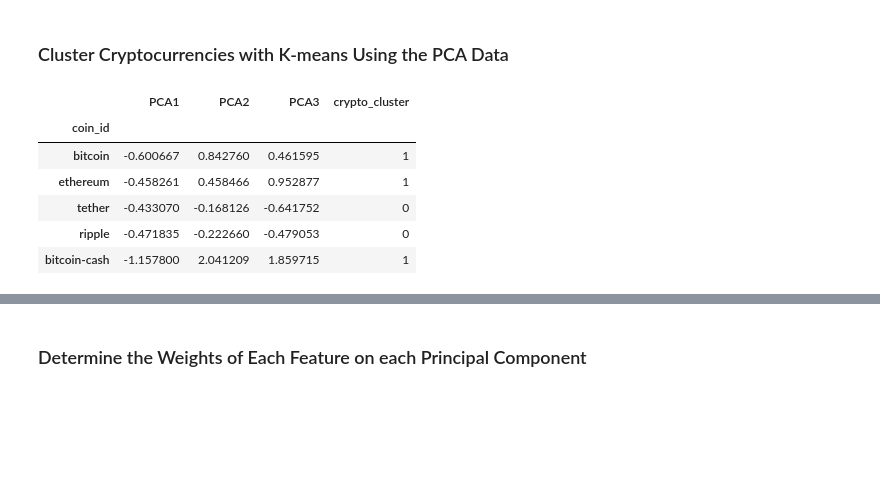
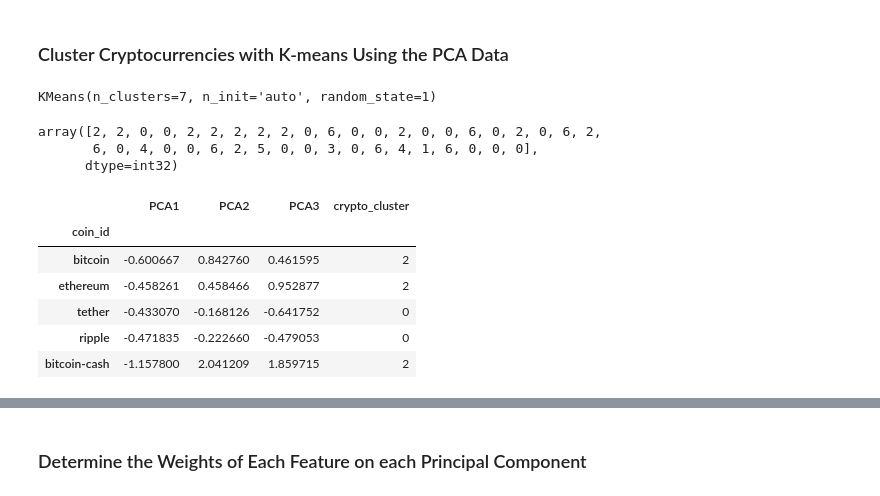
Before and after one commit to srhill12/CryptoClustering, a Jupyter notebook: Crypto_Clustering_starter_code.ipynb, the cells around one changed output, grey strips where cells are left out. Cells and saved outputs as stored; diff of their text form; code cells hidden in the pictures; blank space fills up the shorter version.

```diff
--- a/Crypto_Clustering_starter_code.ipynb
+++ b/Crypto_Clustering_starter_code.ipynb
@@ -331,26 +332,36 @@ df_elbow_pca.plot.line(
 ### Cluster Cryptocurrencies with K-means Using the PCA Data
 # %%
 # Initialize the K-Means model using the best value for k
+pca_model = KMeans(n_clusters=7, n_init='auto', random_state=1)
 # %%
 # Fit the K-Means model using the PCA data
+pca_model.fit(market_pca_df)
+# %% [output]
+KMeans(n_clusters=7, n_init='auto', random_state=1)
 # %%
 # Predict the clusters to group the cryptocurrencies using the PCA data
-
+k_7 = pca_model.predict(market_pca_df)
 
 # Print the resulting array of cluster values.
+k_7
+# %% [output]
+array([2, 2, 0, 0, 2, 2, 2, 2, 2, 0, 6, 0, 0, 2, 0, 0, 6, 0, 2, 0, 6, 2,
+       6, 0, 4, 0, 0, 6, 2, 5, 0, 0, 3, 0, 6, 4, 1, 6, 0, 0, 0],
+      dtype=int32)
 # %%
 # Create a copy of the DataFrame with the PCA data
-
+market_pca_predictions_df = market_pca_df.copy()
 
 # Add a new column to the DataFrame with the predicted clusters
-
+market_pca_predictions_df["crypto_cluster"] = k_7
 
 # Display sample data
+market_pca_predictions_df.head()
 # %% [output]
 |  | PCA1 | PCA2 | PCA3 | crypto_cluster |
 | coin_id |  |  |  |  |
-| bitcoin | -0.600667 | 0.842760 | 0.461595 | 1 |
-| ethereum | -0.458261 | 0.458466 | 0.952877 | 1 |
+| bitcoin | -0.600667 | 0.842760 | 0.461595 | 2 |
+| ethereum | -0.458261 | 0.458466 | 0.952877 | 2 |
 | tether | -0.433070 | -0.168126 | -0.641752 | 0 |
 | ripple | -0.471835 | -0.222660 | -0.479053 | 0 |
-| bitcoin-cash | -1.157800 | 2.041209 | 1.859715 | 1 |
+| bitcoin-cash | -1.157800 | 2.041209 | 1.859715 | 2 |
```
Also changed, not shown: parts of 6 cells of this notebook.
